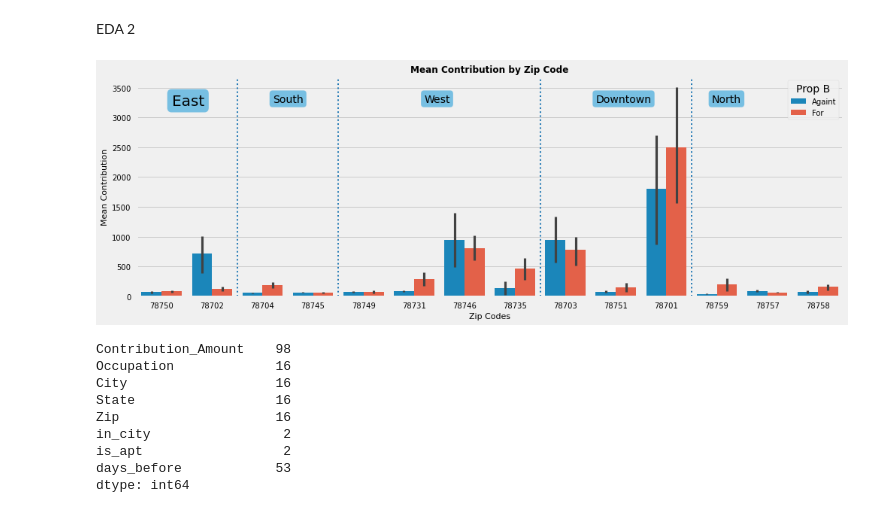
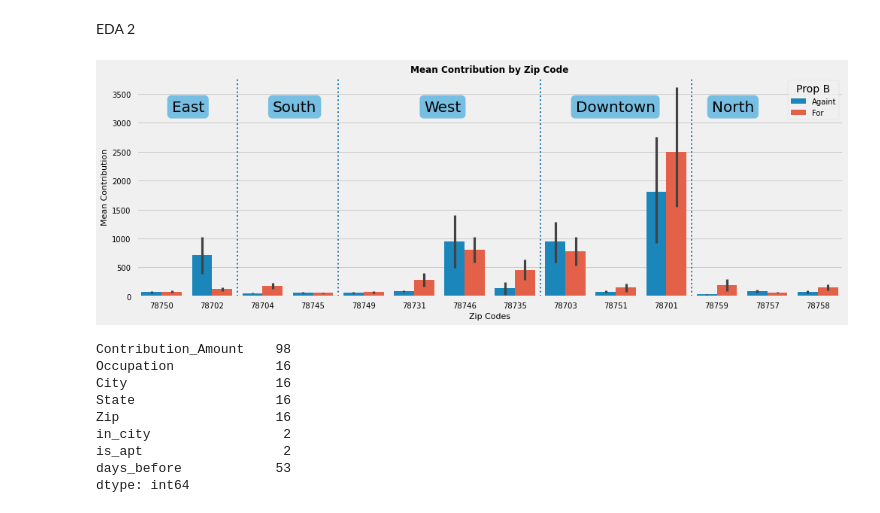
Before and after one commit to kuninethan95/PropB, a Jupyter notebook: PropB.ipynb, the cells around one changed output. Cells and saved outputs as stored; diff of their text form; code cells hidden in the pictures.

```diff
--- a/PropB.ipynb
+++ b/PropB.ipynb
@@ -894,38 +905,38 @@ EDA 2
 # %%
 from numpy import median
 
 with plt.style.context(['fivethirtyeight', 'seaborn-notebook']):
     fig, ax = plt.subplots(figsize=(15,5))
 
     # Divide Zip Codes based on region of the city
     east = ['78750', '78702',]
     south =['78704', '78745']
     west = ['78749', '78731', '78746', '78735']
     downtown = ['78703', '78751', '78701', ]
     north = ['78759', '78757', '78758']
     order = east+south+west+downtown+north
 
     sns.barplot(data=df2[(df2['Zip']!='OOA')|(df2['Zip']!='Rare')], x='Zip' ,y='Contribution_Amount',
                 hue='Prop B', ci=68, orient='v', order=order,ax=ax)
     ax.set_xlabel('Zip Codes')
     ax.set_ylabel('Mean Contribution')
     ax.set_title('Mean Contribution by Zip Code', fontweight='bold');
 
     # Set up dividers between regions
     ax.axvline(x=1.5, ls=':', lw='2')
     ax.axvline(x=3.5, ls=':', lw='2')
     ax.axvline(x=7.5, ls=':', lw='2')
     ax.axvline(x=10.5, ls=':', lw='2')
 
     kws = {'fontsize':20}
     props = dict(boxstyle='round', alpha=0.5)
     ax.text(0.2, 3400, 'East', verticalalignment='top', bbox=props, fontdict=kws)
-    ax.text(2.2, 3400, 'South', verticalalignment='top', bbox=props)
-    ax.text(5.2, 3400, 'West', verticalalignment='top', bbox=props)
-    ax.text(8.6, 3400, 'Downtown', verticalalignment='top', bbox=props)
-    ax.text(10.9, 3400, 'North', verticalalignment='top', bbox=props);
+    ax.text(2.2, 3400, 'South', verticalalignment='top', bbox=props, fontdict=kws)
+    ax.text(5.2, 3400, 'West', verticalalignment='top', bbox=props, fontdict=kws)
+    ax.text(8.2, 3400, 'Downtown', verticalalignment='top', bbox=props, fontdict=kws)
+    ax.text(10.9, 3400, 'North', verticalalignment='top', bbox=props, fontdict=kws);
 # %% [output]
-[figure, old version]
+[figure, new version]
 # %%
 df['Zip'].unique()
 order = ['78750', 'Rare', '78704', '78702', '78759', '78757', '78758',
```
Also changed, not shown: parts of 10 cells of this notebook, 2 other files.
